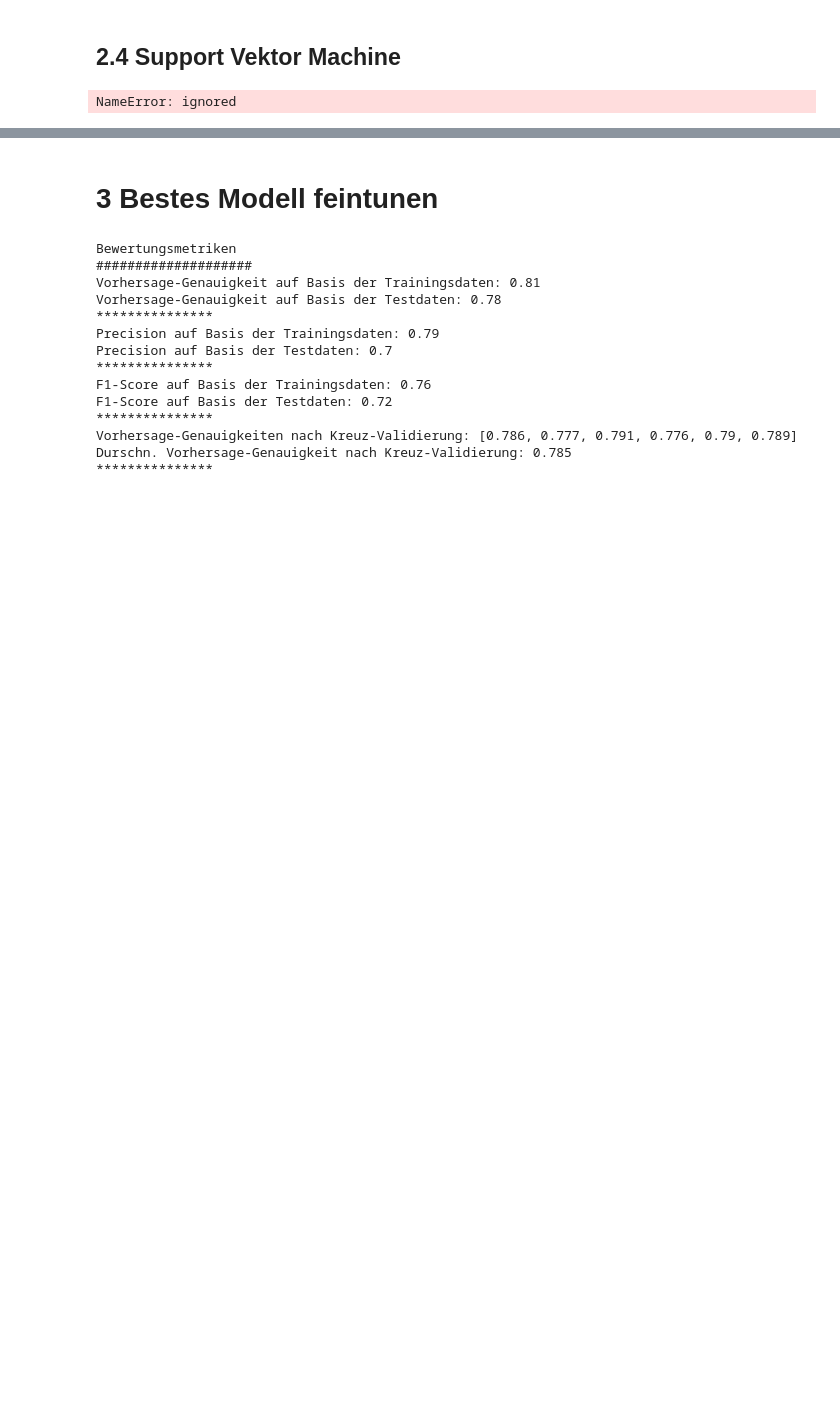
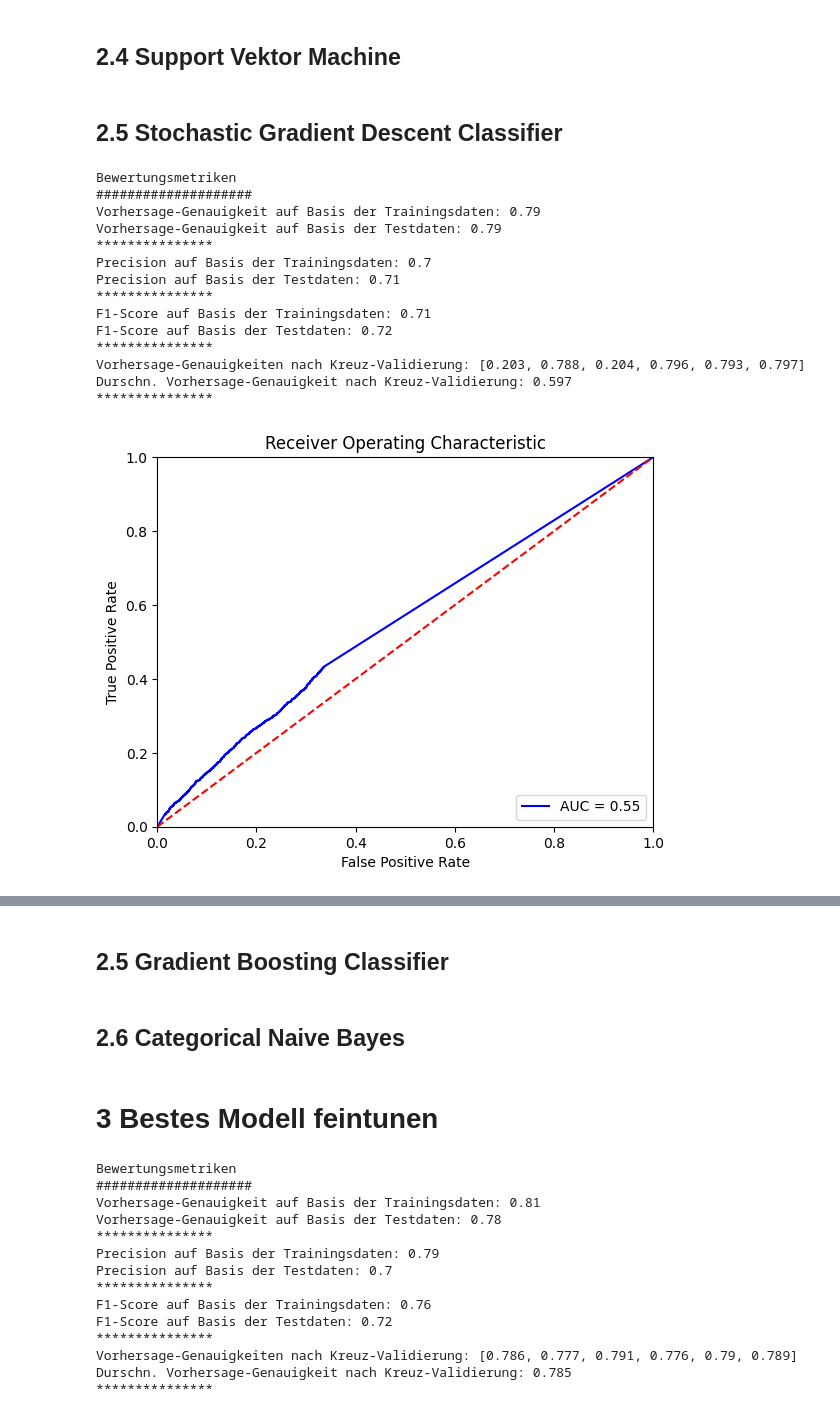
Before and after one commit to sebastianiu/Prognosemodell_Online_Kreditzahlungsverkehr, a Jupyter notebook: models/dev/model_evaluation.ipynb, the cells around one changed output, grey strips where cells are left out. Saved outputs shown, nothing was run; the diff lists cells and outputs as text; code cells hidden in the pictures; blank space fills up the shorter version.

```diff
--- a/models/dev/model_evaluation.ipynb
+++ b/models/dev/model_evaluation.ipynb
@@ -272,8 +272,33 @@ from sklearn.svm import SVC
 SVC = SVC(kernel='linear',probability=True)
 SVC.fit(x_train, y_train)
 
-Model_Bewertung(SVC,x_train, y_train,x_test, y_test)
+Model_Bewertung(SVC,x_train, y_train,x_test, y_test,X,Y)
 Visualisierung_AUC(SVC,x_test,y_test)
 Visualisierung_Class_Errors(SVC,x_test,y_test)
-# %% [output]
-NameError: ignored
+# %% [markdown]
+## 2.5 Stochastic Gradient Descent Classifier
+# %%
+from sklearn.linear_model import SGDClassifier
+
+SGD = SGDClassifier(loss="log_loss", penalty="l2", max_iter=5) #--> Äquivalent zu SVM
+SGD.fit(x_train, y_train)
+
+Model_Bewertung(SGD,x_train, y_train,x_test, y_test,X,Y)
+Visualisierung_AUC(SGD,x_test,y_test)
+Visualisierung_Class_Errors(SGD,x_test,y_test)
+# %% [output]
+Bewertungsmetriken
+####################
+Vorhersage-Genauigkeit auf Basis der Trainingsdaten: 0.79
+Vorhersage-Genauigkeit auf Basis der Testdaten: 0.79
+***************
+Precision auf Basis der Trainingsdaten: 0.7
+Precision auf Basis der Testdaten: 0.71
+***************
+F1-Score auf Basis der Trainingsdaten: 0.71
+F1-Score auf Basis der Testdaten: 0.72
+***************
+Vorhersage-Genauigkeiten nach Kreuz-Validierung: [0.203, 0.788, 0.204, 0.796, 0.793, 0.797]
+Durschn. Vorhersage-Genauigkeit nach Kreuz-Validierung: 0.597
+***************
+[figure, added]
@@ -279,0 +306,2 @@ NameError: ignored
+# %% [markdown]
+## 2.5 Gradient Boosting Classifier
@@ -279,0 +319,2 @@ NameError: ignored
+# %% [markdown]
+## 2.6 Categorical Naive Bayes
```
Also changed, not shown: parts of 3 cells of this notebook.
